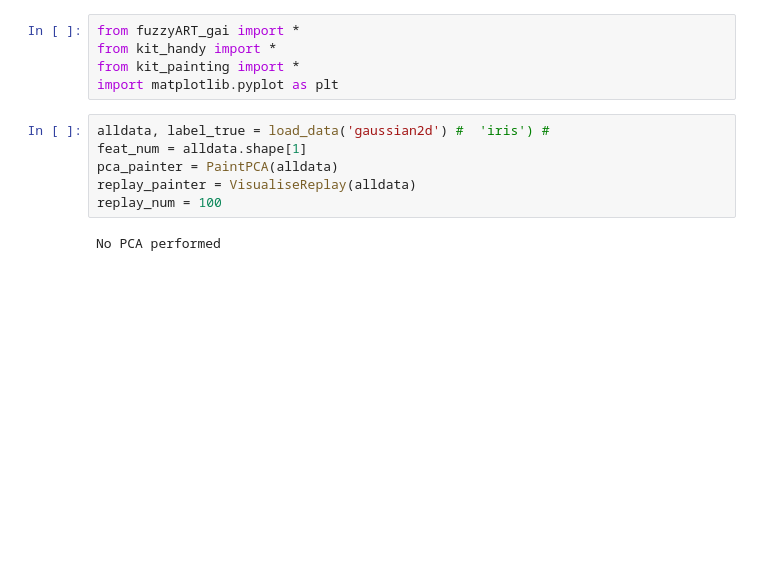
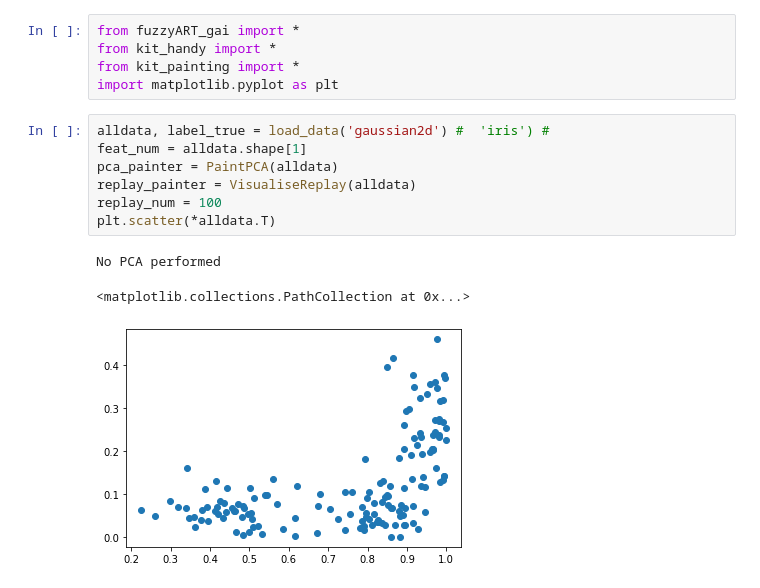
Before and after one commit to anish-lu-yihe/art, a Jupyter notebook: fuzzyART_thru_train.ipynb, the cells around one changed output. Drawn from its saved outputs; the diff is of its cells as text; blank space fills up the shorter version.

```diff
--- a/fuzzyART_thru_train.ipynb
+++ b/fuzzyART_thru_train.ipynb
@@ -6,11 +6,14 @@ import matplotlib.pyplot as plt
 # %%
 alldata, label_true = load_data('gaussian2d') #  'iris') #
 feat_num = alldata.shape[1]
 pca_painter = PaintPCA(alldata)
 replay_painter = VisualiseReplay(alldata)
 replay_num = 100
+plt.scatter(*alldata.T)
 # %% [output]
 No PCA performed
+<matplotlib.collections.PathCollection at 0x...>
+[figure, added]
 # %%
 now = timestamp()[0]
 np.random.shuffle(alldata)
```
Also changed, not shown: parts of 1 cell of this notebook, 1 other file.
